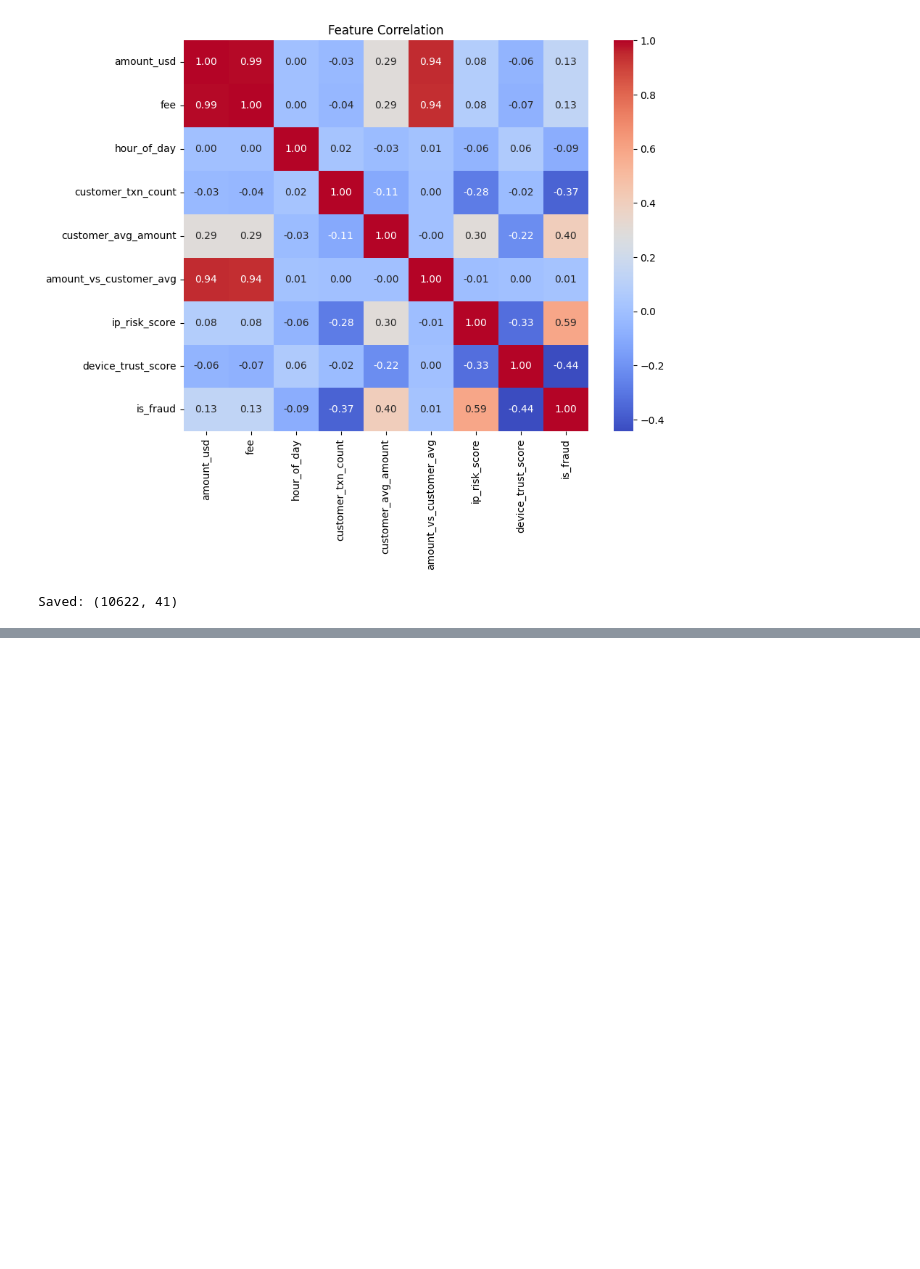
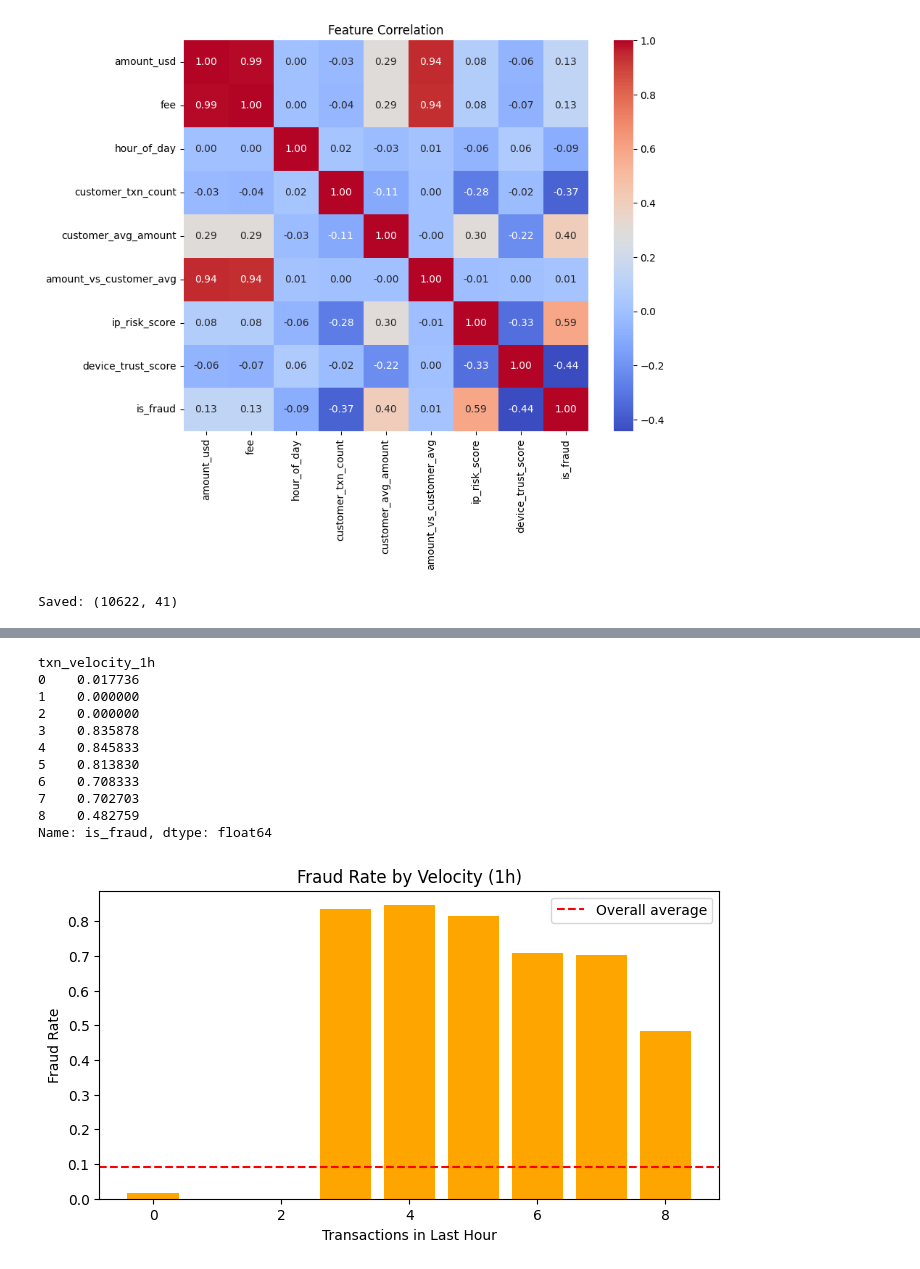
Before and after one commit to Opeyemi-io/Fraudulent-Transaction-Detection-for-Digital-Money-Transfer, a Jupyter notebook: notebook/04_features_eda.ipynb, the cells around one changed output, grey strips where cells are left out. Saved outputs shown, nothing was run; the diff lists cells and outputs as text; code cells hidden in the pictures; blank space fills up the shorter version.

```diff
--- a/notebook/04_features_eda.ipynb
+++ b/notebook/04_features_eda.ipynb
@@ -186,0 +277,26 @@ Saved: (10622, 41)
+# %%
+#fraud rate by velocity (transaction in the last hour)
+fraud_by_velocity = df.groupby('txn_velocity_1h')['is_fraud'].mean()
+print(fraud_by_velocity)
+
+plt.figure(figsize=(8, 4))
+plt.bar(fraud_by_velocity.index, fraud_by_velocity.values, color='orange')
+plt.title('Fraud Rate by Velocity (1h)')
+plt.xlabel('Transactions in Last Hour')
+plt.ylabel('Fraud Rate')
+plt.axhline(df['is_fraud'].mean(), color='red', linestyle='--', label='Overall average')
+plt.legend()
+plt.show()
+# %% [output]
+txn_velocity_1h
+0    0.017736
+1    0.000000
+2    0.000000
+3    0.835878
+4    0.845833
+5    0.813830
+6    0.708333
+7    0.702703
+8    0.482759
+Name: is_fraud, dtype: float64
+[figure, added]
```
Also changed, not shown: parts of 13 cells of this notebook, 6 other files.
